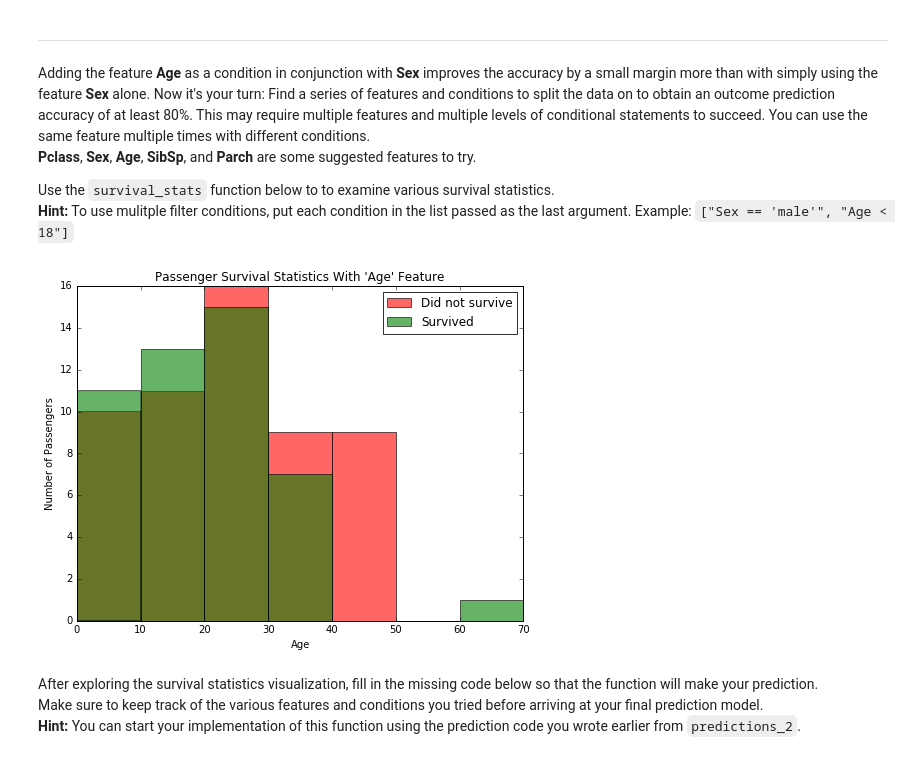
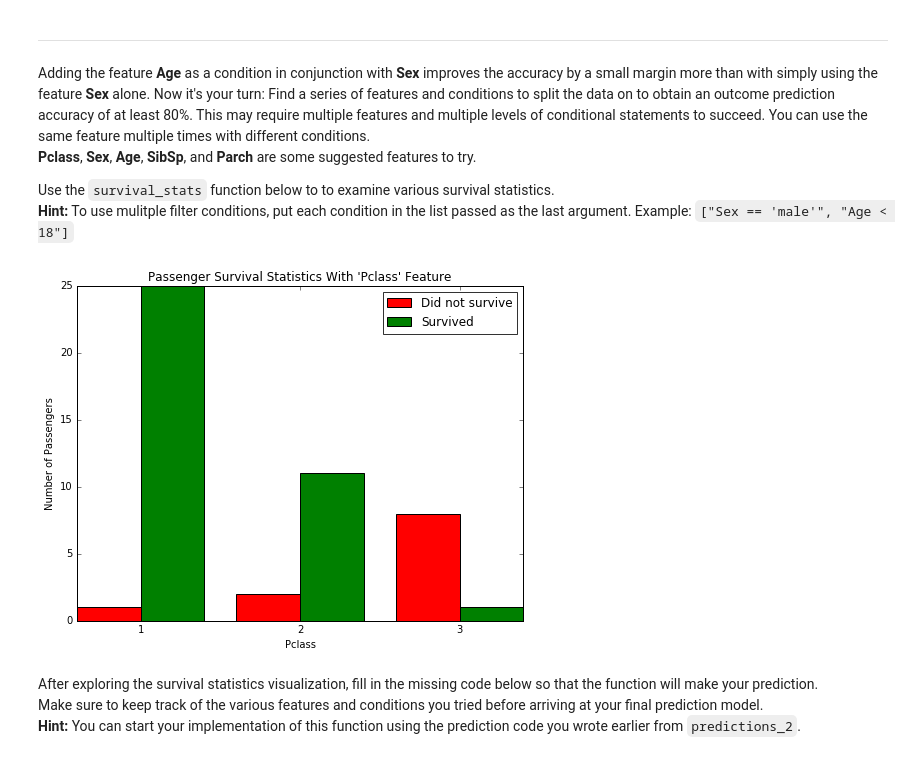
Before and after one commit to kongrui/uc-machine-learning, a Jupyter notebook: titanic_survival_exploration/titanic_survival_exploration.ipynb, the cells around one changed output. Drawn from its saved outputs; the diff is of its cells as text; code cells hidden in the pictures.

```diff
--- a/titanic_survival_exploration/titanic_survival_exploration.ipynb
+++ b/titanic_survival_exploration/titanic_survival_exploration.ipynb
@@ -62,7 +50,7 @@ Since we're interested in the outcome of survival for each passenger or crew mem
 Run the code cell below to remove **Survived** as a feature of the dataset and store it in `outcomes`.
 # %%
 # Store the 'Survived' feature in a new variable and remove it from the dataset
-outcomes = full_data
+outcomes = full_data['Survived']
 data = full_data.drop('Survived', axis = 1)
 
 # Show the new dataset with 'Survived' removed
@@ -231,9 +211,9 @@ Adding the feature **Age** as a condition in conjunction with **Sex** improves t
 Use the `survival_stats` function below to to examine various survival statistics.
 **Hint:** To use mulitple filter conditions, put each condition in the list passed as the last argument. Example: `["Sex == 'male'", "Age < 18"]`
 # %%
-survival_stats(data, outcomes, 'Age', ["Sex == 'female'", 'Pclass == 3'])
+survival_stats(data, outcomes, 'Pclass', ["Sex == 'female'", "Age > 40"])
 # %% [output]
-[figure, old version]
+[figure, new version]
 # %% [markdown]
 After exploring the survival statistics visualization, fill in the missing code below so that the function will make your prediction.
 Make sure to keep track of the various features and conditions you tried before arriving at your final prediction model.
```
Also changed, not shown: parts of 15 cells of this notebook, 3 other files.
